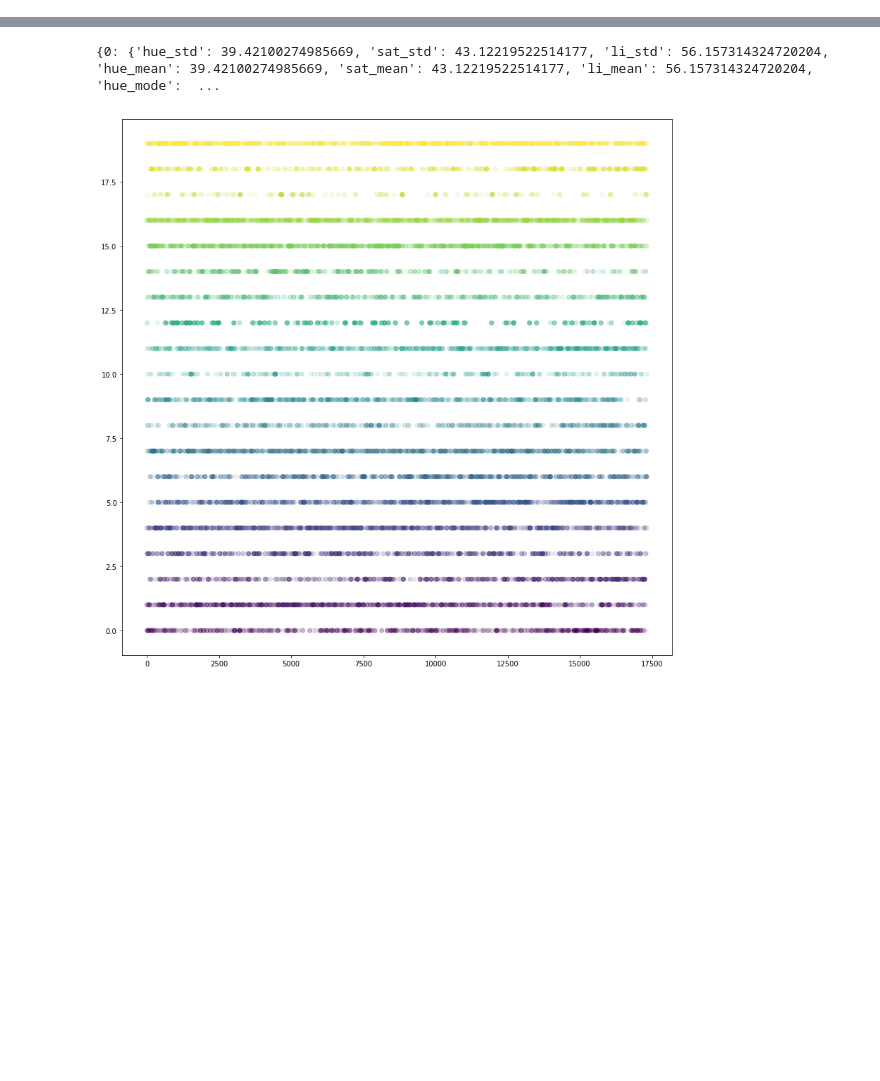
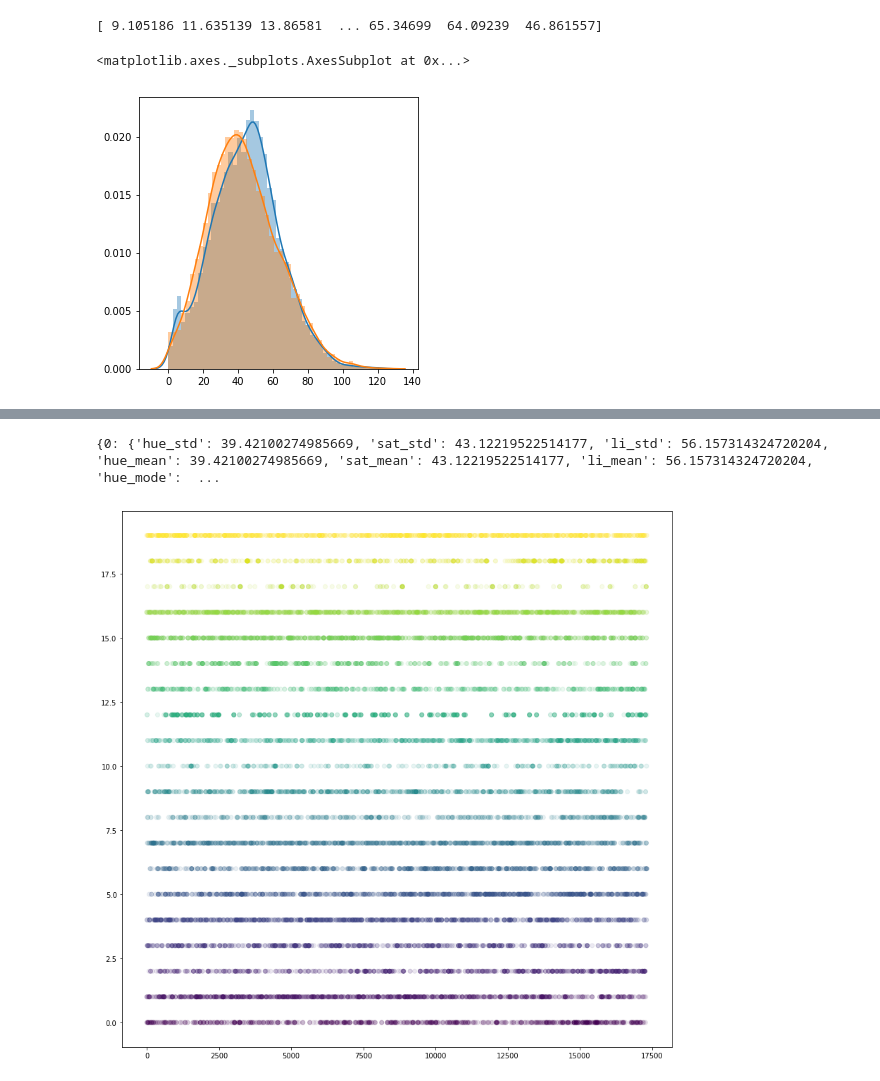
Before and after one commit to nightvision04/image-style-recognition, a Jupyter notebook: lib/model_creator.ipynb, the cells around one changed output, grey strips where cells are left out. Saved outputs shown, nothing was run; the diff lists cells and outputs as text; code cells hidden in the pictures; blank space fills up the shorter version.

```diff
--- a/lib/model_creator.ipynb
+++ b/lib/model_creator.ipynb
@@ -174,7 +172,7 @@ from sklearn.cluster import KMeans
 from sklearn.datasets import make_blobs
 
 
-target_name = 'lookslikefilm'
+target_name = 'unsplash'
 target_type = 'convolution'
 
 # Import control data
@@ -208,19 +206,6 @@ for i in range(len(X)):
 
 arr = np.array(arr.tolist())
 X = arr.reshape(len(X),len(X[0]))
-
-
-print(X)
-print(y)
-
-
-
-plt.figure(figsize=(12, 12))
-
-n_samples = len(X)
-random_state = 170
-
-# Incorrect number of clusters
 # %% [output]
 Loaded json models
 Loaded json models
@@ -394,0 +271,52 @@ print(trial)
+# %%
+def generate_bin_sizes(sample_length):
+
+    from scipy.stats import truncnorm
+    def get_truncated_normal(mean=50, sd=20, low=0, upp=100):
+        return truncnorm(
+            (low - mean) / sd, (upp - mean) / sd, loc=mean, scale=sd)
+
+    norm_dist = get_truncated_normal(mean=50, sd=20, low=0, upp=100)
+    res = 1000000
+    norm_dist_shape = norm_dist.rvs(res)
+
+    # Set bin sizes - eg (bin_sizes[0] means between 0-4, bin_sizes[5] means between 5-9, etc..)
+    bin_sizes ={}
+    bin_count = {}
+    for i in range(0,130,5):
+        bin_sizes[i] = int(len(norm_dist_shape[(norm_dist_shape >= i) & (norm_dist_shape < (i+5))]) / res * sample_length)
+        bin_count[i] = 0
+    return bin_sizes, bin_count
+
+
+def conform_x_to_dist(X,bin_sizes,bin_count):
+
+    X_bool = []
+
+    for val in X:
+        yep=False
+        for i in range(0,130,5):
+            if (val >= i) & (val < (i+5)) :
+                if bin_count[i] < bin_sizes[i]:
+                    yep= True
+                    bin_count[i]+=1
+                    X_bool.append(True)
+                else:
+                    yep= True
+                    X_bool.append(False)
+        if yep==False:
+            print(val)
+
+    return np.array(X_bool)
+
+X_morph_bin_sizes,X_morph_bin_count = generate_bin_sizes(len(X_morph))
+X_bool = conform_x_to_dist(X_morph,X_morph_bin_sizes,X_morph_bin_count)
+X = X[X_bool==True]
+
+X_morph_control_bin_sizes,X_morph_control_bin_count = generate_bin_sizes(len(X_morph))
+X_bool = conform_x_to_dist(X_morph_control,X_morph_control_bin_sizes,X_morph_control_bin_count)
+X_control = X_control[X_bool==True]
+# %% [output]
+[ 9.105186 11.635139 13.86581  ... 65.34699  64.09239  46.861557]
+<matplotlib.axes._subplots.AxesSubplot at 0x...>
+[figure, added]
```
Also changed, not shown: parts of 9 cells of this notebook, 5 other files.
